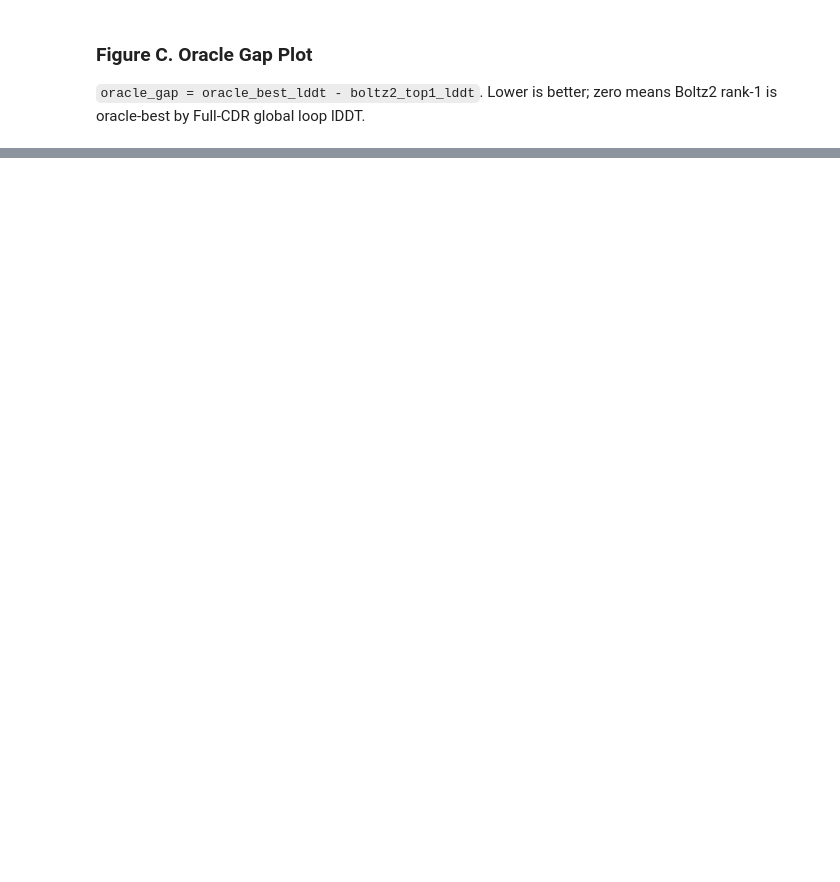
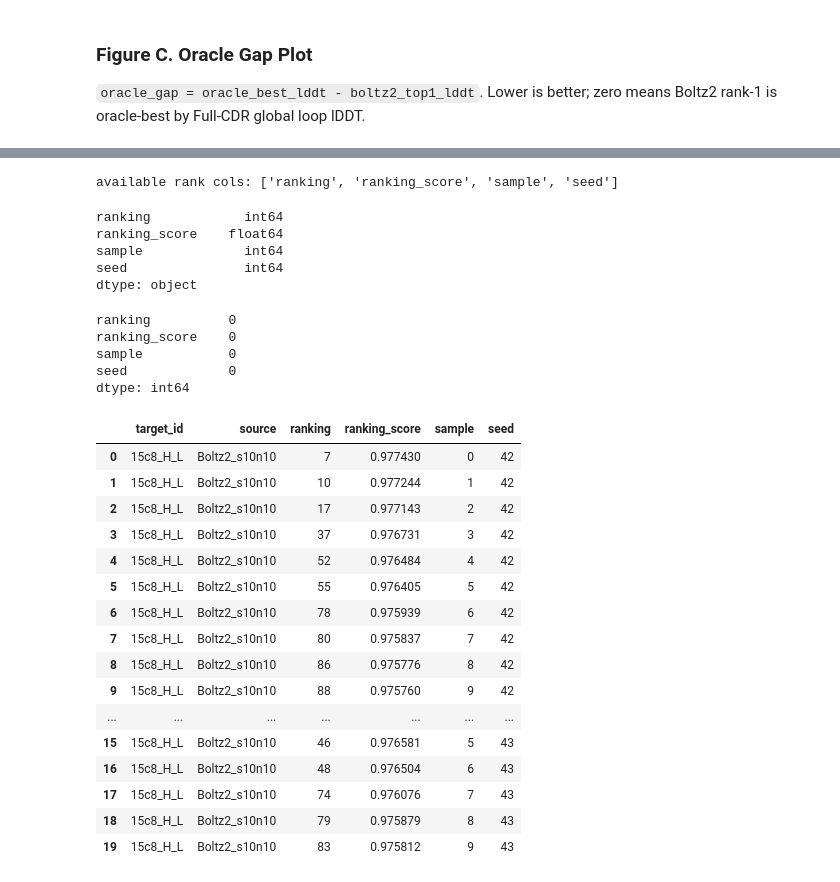
Before and after one commit to seoklab/cdr-scoring, a Jupyter notebook: notebooks/preprocess/inspect_precomputed_metrics.ipynb, the cells around one changed output, grey strips where cells are left out. Cells and saved outputs as stored; diff of their text form; code cells hidden in the pictures; blank space fills up the shorter version.

```diff
--- a/notebooks/preprocess/inspect_precomputed_metrics.ipynb
+++ b/notebooks/preprocess/inspect_precomputed_metrics.ipynb
@@ -820,0 +1108,37 @@ display(boltz_top1_summary[gap_summary_cols])
+# %%
+rank_candidates = ["boltz2_rank", "ranking", "ranking_score", "sample", "seed"]
+available_rank_cols = [c for c in rank_candidates if c in boltz.columns]
+
+print("available rank cols:", available_rank_cols)
+display(boltz[available_rank_cols].dtypes)
+display(boltz[available_rank_cols].isna().sum())
+display(boltz[["target_id", "source"] + available_rank_cols].head(20))
+# %% [output]
+available rank cols: ['ranking', 'ranking_score', 'sample', 'seed']
+ranking            int64
+ranking_score    float64
+sample             int64
+seed               int64
+dtype: object
+ranking          0
+ranking_score    0
+sample           0
+seed             0
+dtype: int64
+|  | target_id | source | ranking | ranking_score | sample | seed |
+| 0 | 15c8_H_L | Boltz2_s10n10 | 7 | 0.977430 | 0 | 42 |
+| 1 | 15c8_H_L | Boltz2_s10n10 | 10 | 0.977244 | 1 | 42 |
+| 2 | 15c8_H_L | Boltz2_s10n10 | 17 | 0.977143 | 2 | 42 |
+| 3 | 15c8_H_L | Boltz2_s10n10 | 37 | 0.976731 | 3 | 42 |
+| 4 | 15c8_H_L | Boltz2_s10n10 | 52 | 0.976484 | 4 | 42 |
+| 5 | 15c8_H_L | Boltz2_s10n10 | 55 | 0.976405 | 5 | 42 |
+| 6 | 15c8_H_L | Boltz2_s10n10 | 78 | 0.975939 | 6 | 42 |
+| 7 | 15c8_H_L | Boltz2_s10n10 | 80 | 0.975837 | 7 | 42 |
+| 8 | 15c8_H_L | Boltz2_s10n10 | 86 | 0.975776 | 8 | 42 |
+| 9 | 15c8_H_L | Boltz2_s10n10 | 88 | 0.975760 | 9 | 42 |
+| ... | ... | ... | ... | ... | ... | ... |
+| 15 | 15c8_H_L | Boltz2_s10n10 | 46 | 0.976581 | 5 | 43 |
+| 16 | 15c8_H_L | Boltz2_s10n10 | 48 | 0.976504 | 6 | 43 |
+| 17 | 15c8_H_L | Boltz2_s10n10 | 74 | 0.976076 | 7 | 43 |
+| 18 | 15c8_H_L | Boltz2_s10n10 | 79 | 0.975879 | 8 | 43 |
+| 19 | 15c8_H_L | Boltz2_s10n10 | 83 | 0.975812 | 9 | 43 |
```
Also changed, not shown: parts of 28 cells of this notebook, 41 other files.
